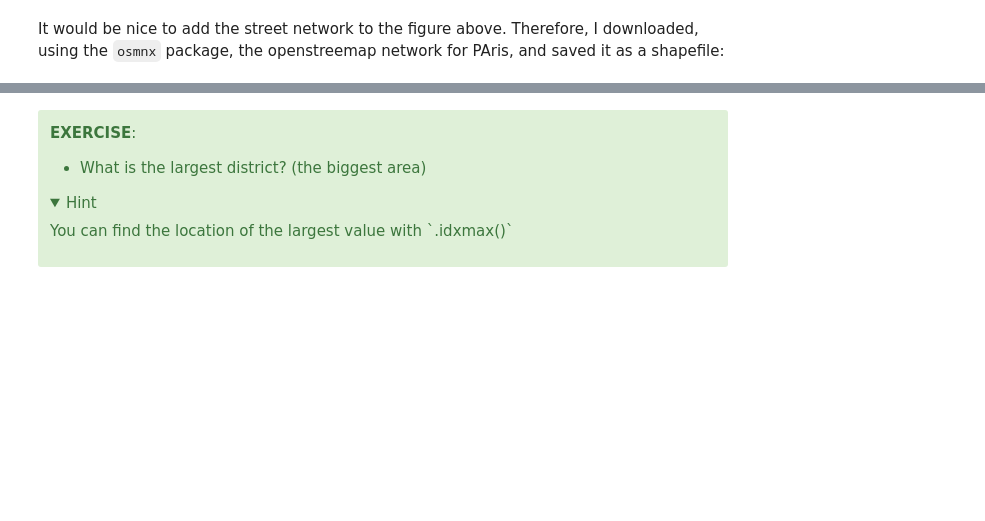
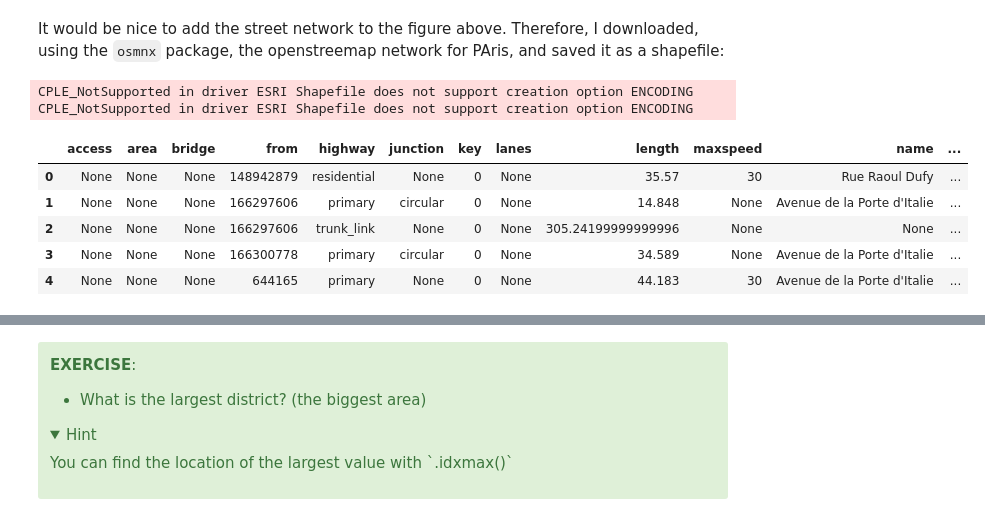
Before and after one commit to doolingdavid/geopandas-tutorial, a Jupyter notebook: 01-introduction-geospatial-data.ipynb, the cells around one changed output, grey strips where cells are left out. Drawn from its saved outputs; the diff is of its cells as text; code cells hidden in the pictures; folded sections open; blank space fills up the shorter version.

```diff
--- a/01-introduction-geospatial-data.ipynb
+++ b/01-introduction-geospatial-data.ipynb
@@ -473,4 +473,7 @@ It would be nice to add the street network to the figure above. Therefore, I dow
 import osmnx as ox
 G = ox.graph_from_place('Paris, France', network_type='drive')
 # %%
-ox.save_graph_shapefile(G, )
+ox.save_graph_shapefile(G, 'openstreetmap_paris', folder='.')
+# %% [output]
+CPLE_NotSupported in driver ESRI Shapefile does not support creation option ENCODING
+CPLE_NotSupported in driver ESRI Shapefile does not support creation option ENCODING
@@ -476,0 +482,9 @@ ox.save_graph_shapefile(G, )
+# %%
+streets.head()
+# %% [output]
+|  | access | area | bridge | from | highway | junction | key | lanes | length | maxspeed | name | ... |
+| 0 | None | None | None | 148942879 | residential | None | 0 | None | 35.57 | 30 | Rue Raoul Dufy | ... |
+| 1 | None | None | None | 166297606 | primary | circular | 0 | None | 14.848 | None | Avenue de la Porte d'Italie | ... |
+| 2 | None | None | None | 166297606 | trunk_link | None | 0 | None | 305.24199999999996 | None | None | ... |
+| 3 | None | None | None | 166300778 | primary | circular | 0 | None | 34.589 | None | Avenue de la Porte d'Italie | ... |
+| 4 | None | None | None | 644165 | primary | None | 0 | None | 44.183 | 30 | Avenue de la Porte d'Italie | ... |
```
Also changed, not shown: parts of 5 cells of this notebook.
